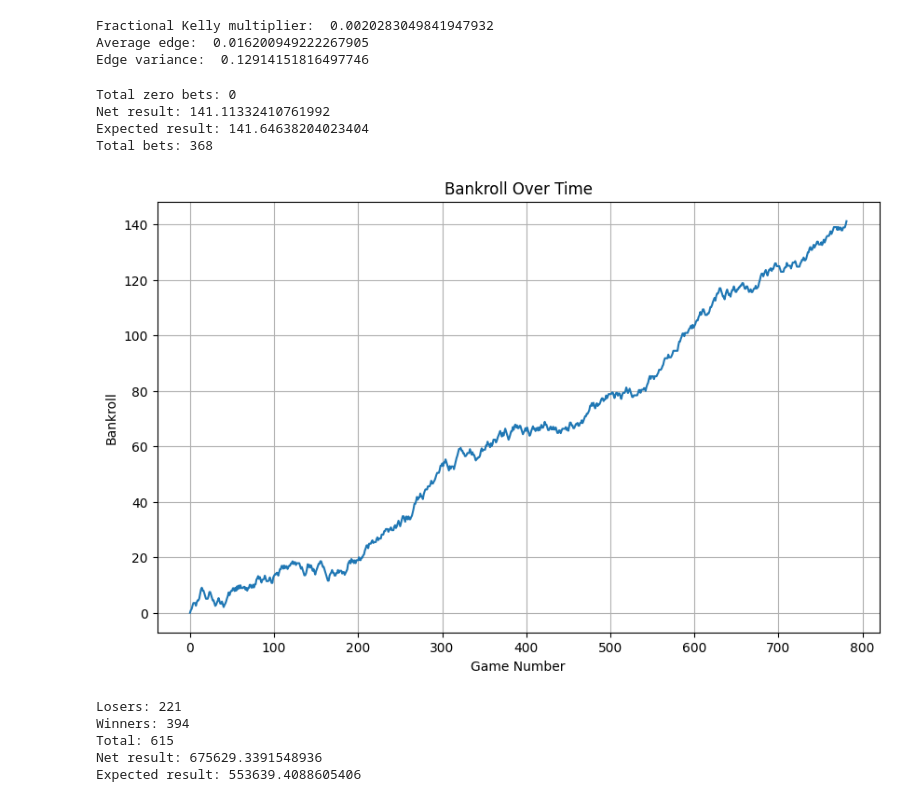
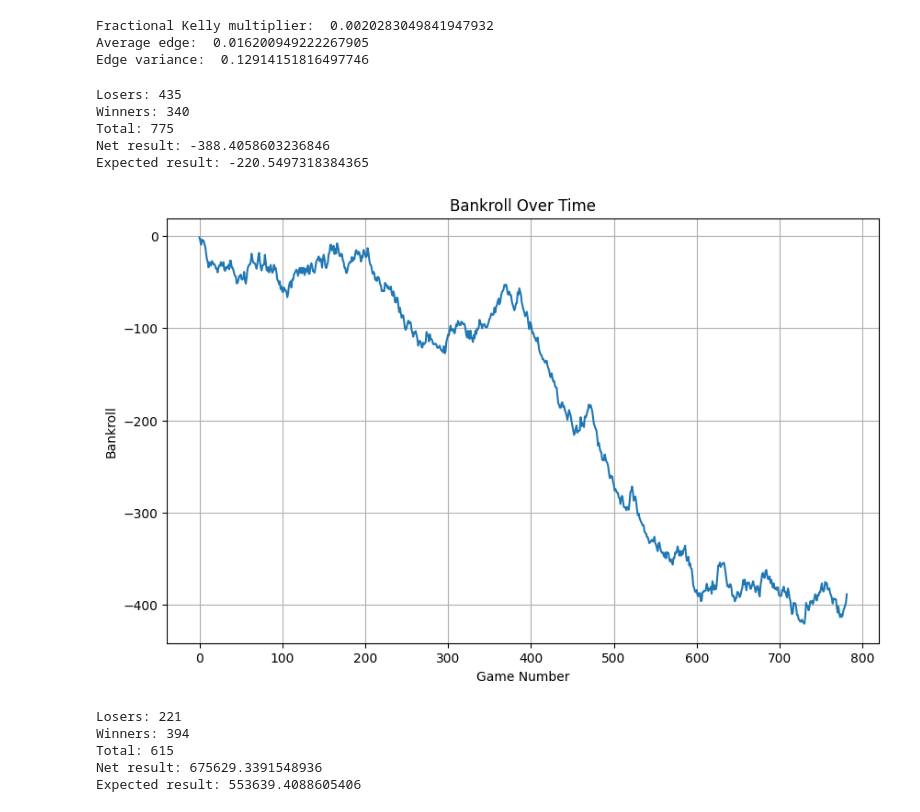
Before and after one commit to leonard658/MLB-Moneyline, a Jupyter notebook: buildModelTest.ipynb, the cells around one changed output. Cells and saved outputs as stored; diff of their text form; code cells hidden in the pictures.

Commit message:
testing differenting distrubutiopns from the betting lines

```diff
--- a/buildModelTest.ipynb
+++ b/buildModelTest.ipynb
@@ -18,7 +18,7 @@ mainDf = pd.read_csv('CombinedWithWinDashesNaN.csv')
 oddsDf = pd.read_csv('DashesChangedOddsDataTest.csv')
 aggregateData = groupsOf3Aggregate
 
-modelName = 'CombineLineupsInGroupsOf3_0.6322267482031646.txt'
+modelName = 'test.txt'
 modelFile = os.path.join("models", modelName)
 model1 = lgbm.Booster(model_file=modelFile)
 # %%
@@ -182,6 +391,7 @@ Fractional Kelly multiplier:  0.0020283049841947932
 Average edge:  0.016200949222267905
 Edge variance:  0.12914151816497746
 # %%
+import random
 def buildBetCsv(predsnp, testXDf, testYnp, oddsDf):
     predsDf = pd.DataFrame(data = predsnp, columns = ["home_win_preds"])
     testYDf = pd.DataFrame(data = testYnp, columns = ["home_win"])
@@ -193,9 +403,12 @@ def buildBetCsv(predsnp, testXDf, testYnp, oddsDf):
     betAnalysis = betAnalysis.drop("index", axis='columns')
 
     #print(betAnalysis)
+
+    betDf = pd.DataFrame(data = [], columns = ["home_bet", "away_bet", "home_net", "away_net", "net_bets", "expected_value", "bankroll"])
+    winners = 0
+    losers = 0
+    total = 0
     bankroll = 0
-    zeroCount = 0
-    betDf = pd.DataFrame(data = [], columns = ["home_bet", "away_bet", "home_net", "away_net", "net_bets","expected_value", "bankroll"])
 
     for ind in betAnalysis.index:
         homeWin = float(betAnalysis['home_win'][ind])
@@ -206,15 +419,15 @@ def buildBetCsv(predsnp, testXDf, testYnp, oddsDf):
         homeBet = 0
         awayBet = 0
 
-        if predOddsHome - homeLine > 0.03:
+
+        if predOddsHome - homeLine > 0.02:
             homeBet = 1
-            if homeBet < 0.0049:
-                zeroCount += 1
-        if predOddsAway - awayLine > 0.03:
+
+        if predOddsAway - awayLine > 0.02:
             awayBet = 1
-            if awayBet < 0.0049:
-                zeroCount += 1
 
+        homeBet = random.randint(1, 10)
+        awayBet = random.randint(1, 10)
         if homeWin == 1:
             homeNet = (homeBet / homeLine) - homeBet
             awayNet = (-1 * awayBet)
@@ -223,50 +436,58 @@ def buildBetCsv(predsnp, testXDf, testYnp, oddsDf):
             homeNet = (-1 * homeBet)
 
         gameNet = homeNet + awayNet
+
+        ev = 0
         bankroll += gameNet
-        ev = 0
+
+        #print(gameNet)
+        if gameNet > 0.0:
+            winners += 1
+            total += 1
+        elif gameNet < 0.0:
+            losers += 1
+            total += 1
+
         if homeBet > 0:
             ev = (predOddsHome * ((homeBet / homeLine) - homeBet)) - (predOddsAway * homeBet)
         elif awayBet > 0:
             ev = (predOddsAway * ((awayBet / awayLine) - awayBet)) - (predOddsHome * awayBet)
 
         betData = [homeBet, awayBet, homeNet, awayNet, gameNet, ev, bankroll]
         curGameBet = pd.DataFrame([betData], columns = ["home_bet", "away_bet", "home_net", "away_net", "net_bets", "expected_value", "bankroll"])
         betDf = pd.concat([betDf, curGameBet], axis=0)
 
-    print("Total zero bets: " + str(zeroCount))
+    print("Losers: " + str(losers))
+    print("Winners: " + str(winners))
+    print("Total: " + str(total))
     return betDf
 
 test = buildBetCsv(curTest_preds, textX2024, curTestY, curTestOddsDf)
 
 print("Net result: " + str(test['net_bets'].sum()))
 print("Expected result: " + str(test['expected_value'].sum()))
-counts = 0
-for bet in test['net_bets']:
-    if bet > 0:
-        counts+=1
-
-print("Total bets: " + str(counts))
 
 # Create an explicit x-axis representing the game number (0-indexed).
 game_numbers = range(len(test))
 
 # Plot the bankroll progression:
 plt.figure(figsize=(10, 6))
 plt.plot(game_numbers, test['bankroll'], marker='', linestyle='-')
 plt.xlabel('Game Number')
 plt.ylabel('Bankroll')
+#plt.yscale("log")
 plt.title('Bankroll Over Time')
 plt.grid(True)
 plt.show()
 
 test.to_csv('simulatedBets.csv', index=False)
 # %% [output]
-Total zero bets: 0
-Net result: 141.11332410761992
-Expected result: 141.64638204023404
-Total bets: 368
+Losers: 435
+Winners: 340
+Total: 775
+Net result: -388.4058603236846
+Expected result: -220.5497318384365
-[figure, old version]
+[figure, new version]
 # %%
 def buildBetCsvKelly(predsnp, testXDf, testYnp, oddsDf, bankroll: int, kellyFrac: float):
     predsDf = pd.DataFrame(data = predsnp, columns = ["home_win_preds"])
```
Also changed, not shown: parts of 2 cells of this notebook, 4 other files.
